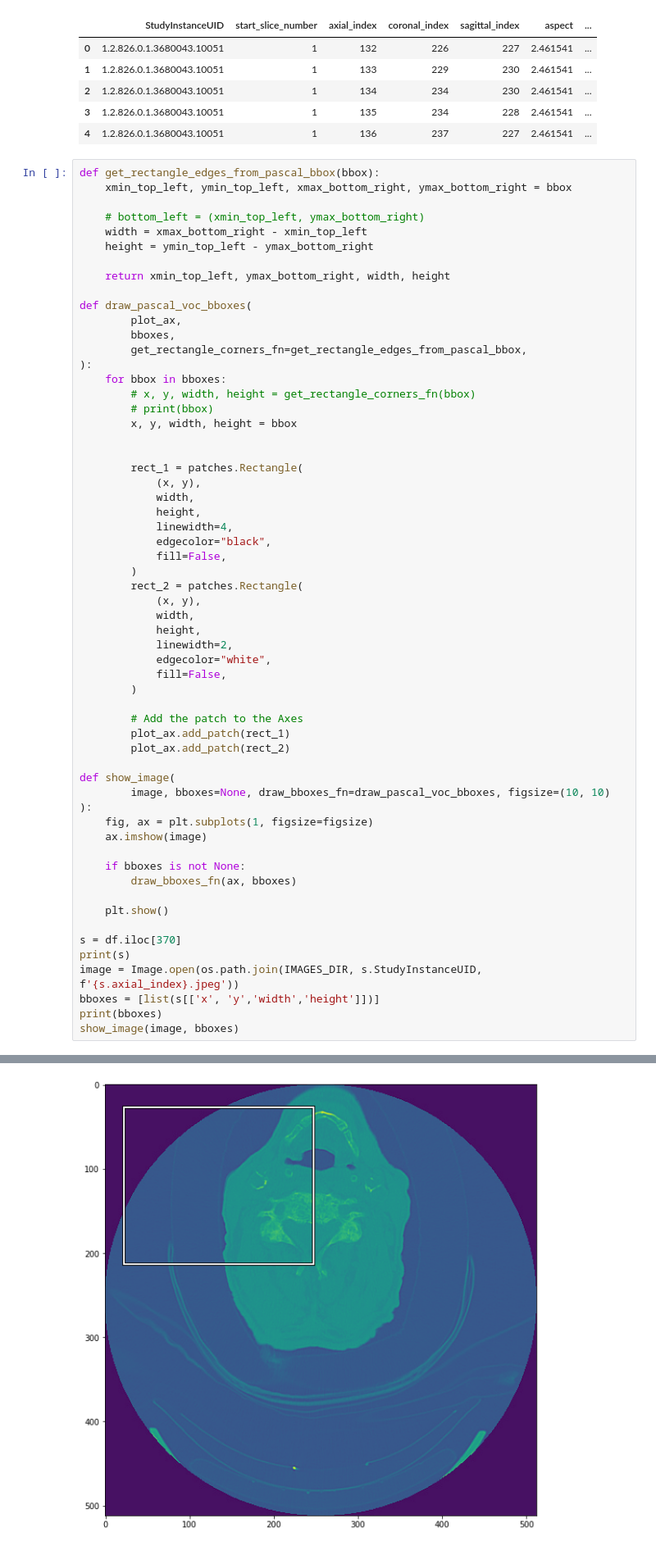
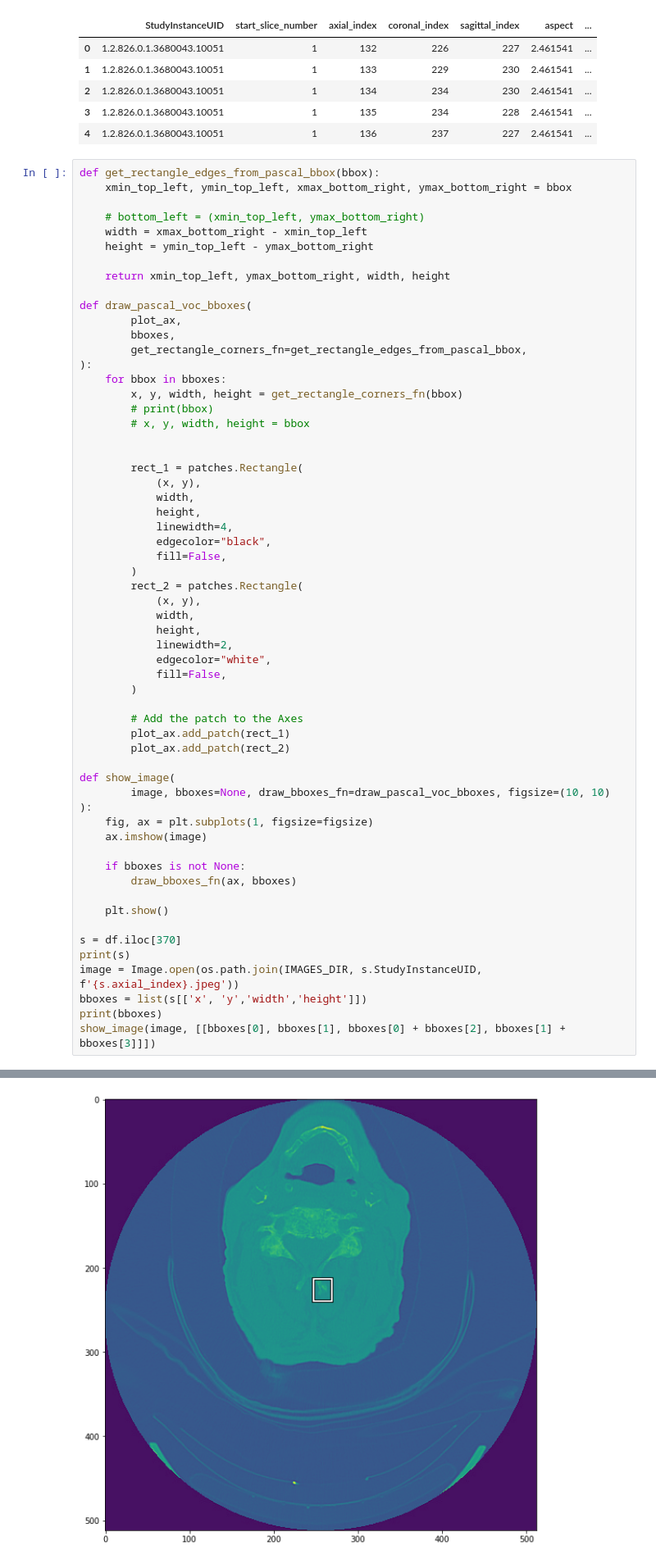
Before and after one commit to ghty011/cervical_spine, a Jupyter notebook: train/train_effdet_for_axial_bbox.ipynb, the cells around one changed output, grey strips where cells are left out. Shown at 82% size. Drawn from its saved outputs; the diff is of its cells as text.

Commit message:
eff bbox detection

```diff
--- a/train/train_effdet_for_axial_bbox.ipynb
+++ b/train/train_effdet_for_axial_bbox.ipynb
@@ -104,9 +104,9 @@ def draw_pascal_voc_bboxes(
         get_rectangle_corners_fn=get_rectangle_edges_from_pascal_bbox,
 ):
     for bbox in bboxes:
-        # x, y, width, height = get_rectangle_corners_fn(bbox)
+        x, y, width, height = get_rectangle_corners_fn(bbox)
         # print(bbox)
-        x, y, width, height = bbox
+        # x, y, width, height = bbox
 
 
         rect_1 = patches.Rectangle(
@@ -144,9 +144,9 @@ def show_image(
 s = df.iloc[370]
 print(s)
 image = Image.open(os.path.join(IMAGES_DIR, s.StudyInstanceUID, f'{s.axial_index}.jpeg'))
-bboxes = [list(s[['x', 'y','width','height']])]
+bboxes = list(s[['x', 'y','width','height']])
 print(bboxes)
-show_image(image, bboxes)
+show_image(image, [[bboxes[0], bboxes[1], bboxes[0] + bboxes[2], bboxes[1] + bboxes[3]]])
 # %% [output]
 StudyInstanceUID      1.2.826.0.1.3680043.11901
 start_slice_number                            1
@@ -168,4 +168,4 @@ Name: 370, dtype: object
-[figure, old version]
+[figure, new version]
 # %% [markdown]
 ## Dataset Adaptor
 # %%
```
Also changed, not shown: parts of 13 cells of this notebook, 1 other file.
